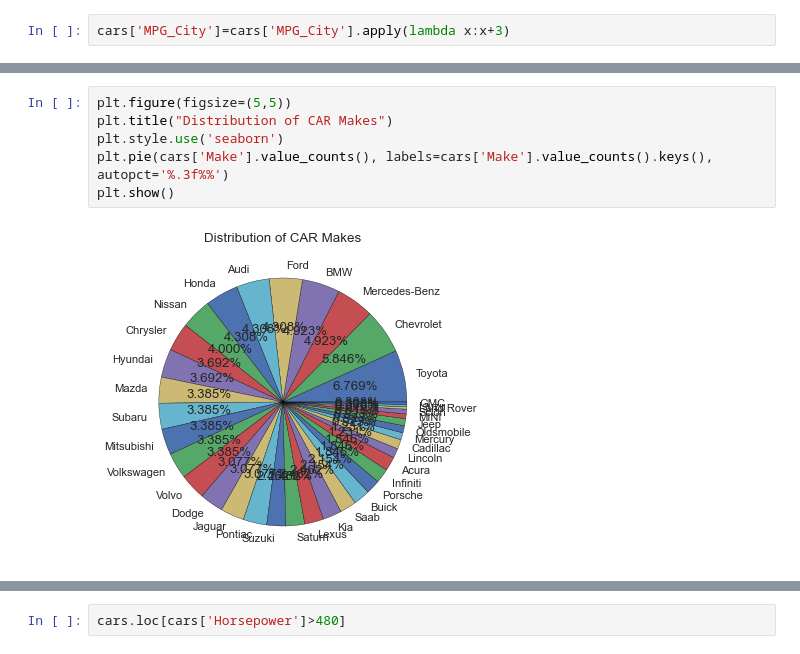
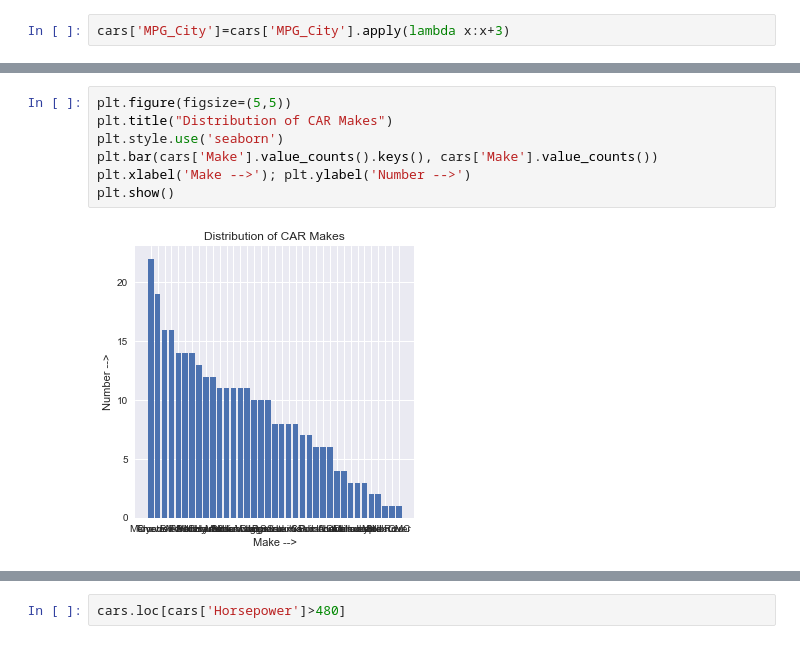
Before and after one commit to Jai-Verma-04/EDA-Cars, a Jupyter notebook: main.ipynb, the cells around one changed output, grey strips where cells are left out. Cells and saved outputs as stored; diff of their text form.

```diff
--- a/main.ipynb
+++ b/main.ipynb
@@ -123,11 +121,12 @@ cars.head()
 # %%
 plt.figure(figsize=(5,5))
 plt.title("Distribution of CAR Makes")
 plt.style.use('seaborn')
-plt.pie(cars['Make'].value_counts(), labels=cars['Make'].value_counts().keys(), autopct='%.3f%%')
+plt.bar(cars['Make'].value_counts().keys(), cars['Make'].value_counts())
+plt.xlabel('Make -->'); plt.ylabel('Number -->')
 plt.show()
 # %% [output]
-[figure, old version]
+[figure, new version]
 # %%
 plt.figure(figsize=(5, 5))
 plt.bar(cars['Origin'].value_counts().keys(), cars['Origin'].value_counts(), width=0.7)
```
Also changed, not shown: parts of 2 cells of this notebook.
